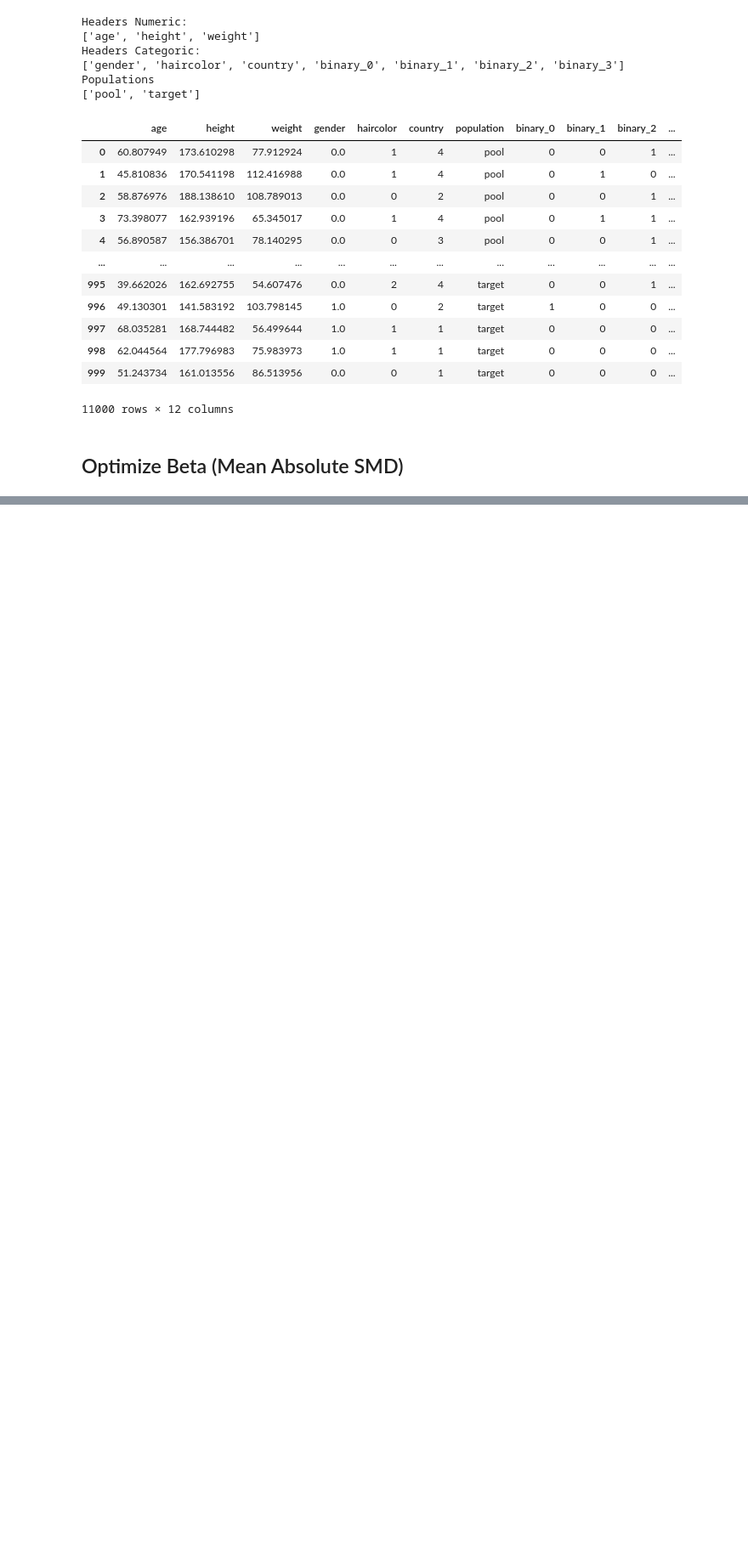
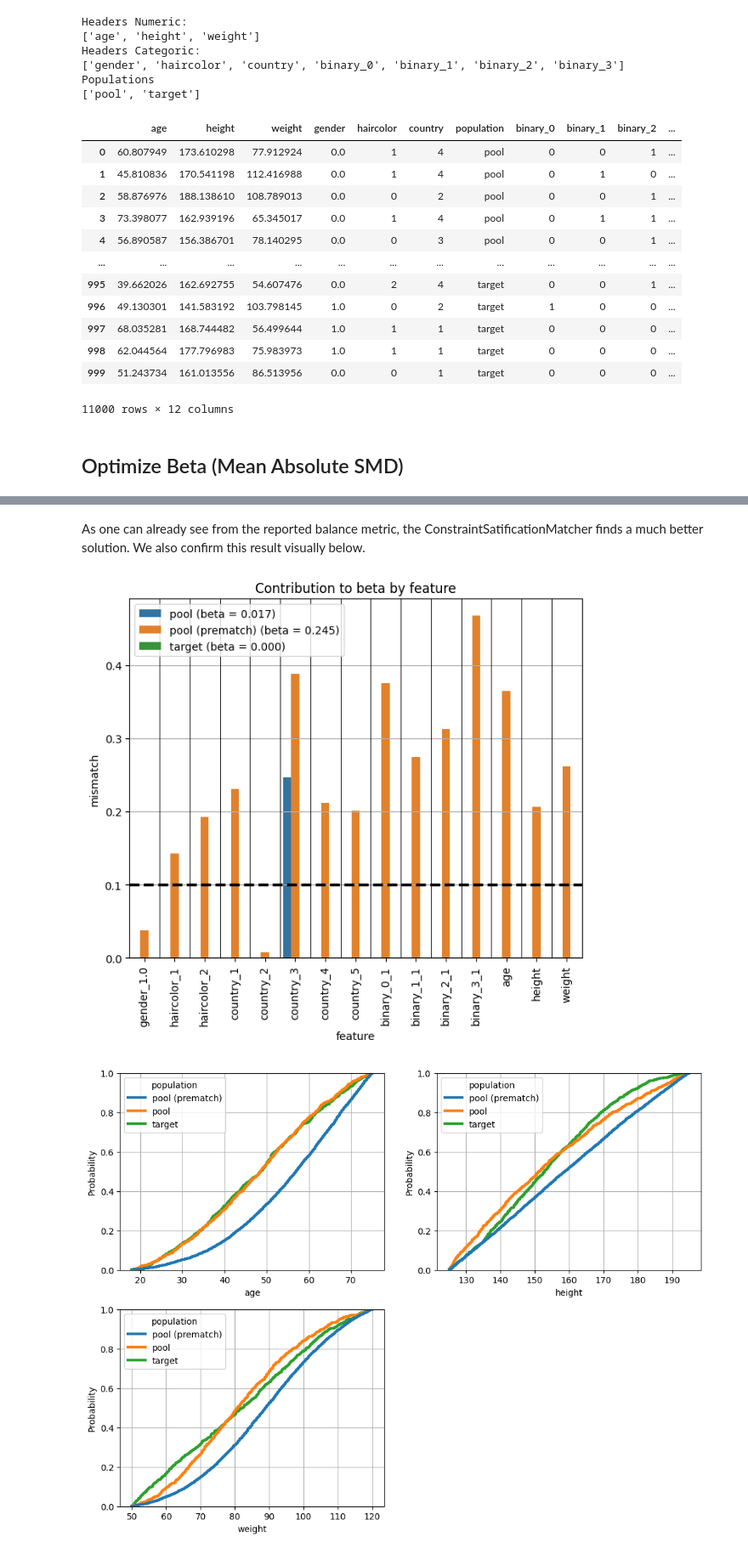
Before and after one commit to Bayer-Group/pybalance, a Jupyter notebook: sphinx/demos/ps_matcher.ipynb, the cells around one changed output, grey strips where cells are left out. Shown: that part at 85% size. Saved outputs shown, nothing was run; the diff lists cells and outputs as text; code cells hidden in the pictures; blank space fills up the shorter version.

```diff
--- a/sphinx/demos/ps_matcher.ipynb
+++ b/sphinx/demos/ps_matcher.ipynb
@@ -131,0 +142,9 @@ INFO [matcher.py:141]   Solution time: 0.364 min
+# %%
+from pybalance.lp import ConstraintSatisfactionMatcher
+matcher = ConstraintSatisfactionMatcher(
+    m,
+    time_limit=300,
+    objective=objective,
+    ps_hinting=False,
+    num_workers=4)
+matcher.get_params()
@@ -131,0 +200,14 @@ INFO [matcher.py:141]   Solution time: 0.364 min
+# %% [markdown]
+As one can already see from the reported balance metric, the ConstraintSatificationMatcher finds a much better solution. We also confirm this result visually below.
+# %%
+%matplotlib inline
+match = matcher.get_best_match()
+m_data = m.copy().get_population('pool')
+m_data.loc[:, 'population'] = m_data['population'] + ' (prematch)'
+match.append(m_data)
+fig = plot_per_feature_loss(match, beta, 'target', debin=False)
+fig = plot_numeric_features(match, hue_order=['pool (prematch)', 'pool', 'target', ])
+fig = plot_categoric_features(match,  hue_order=['pool (prematch)', 'pool', 'target'])
+# %% [output]
+[figure, added]
+[figure, added]
```
Also changed, not shown: parts of 11 cells of this notebook, 2 other files.
